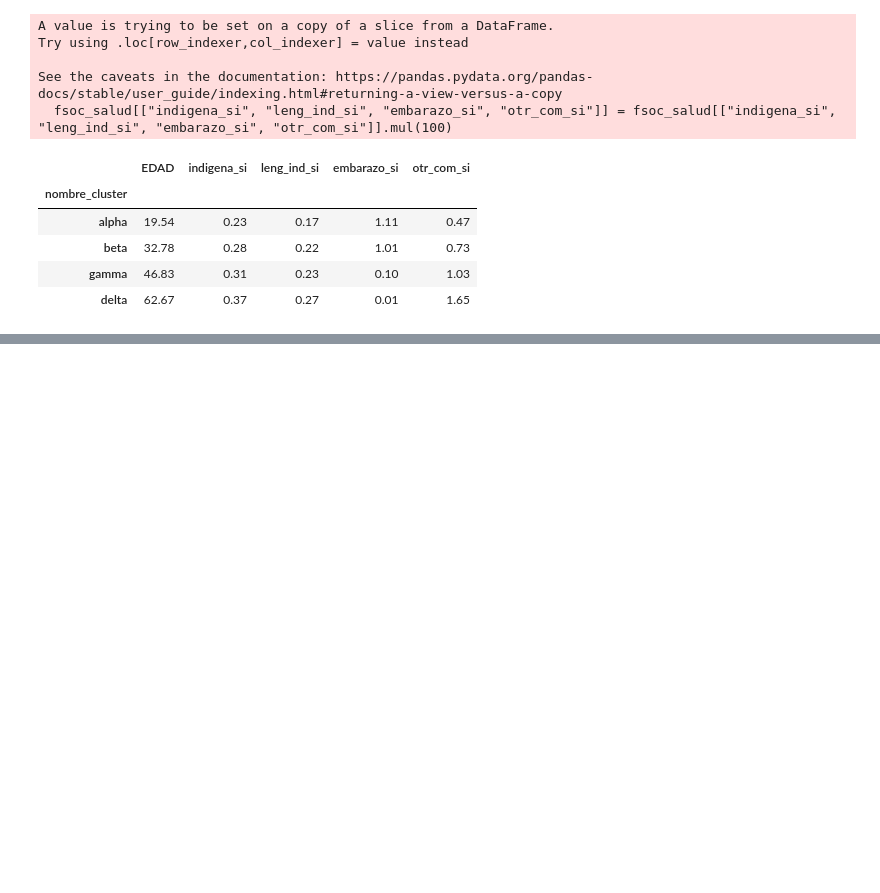
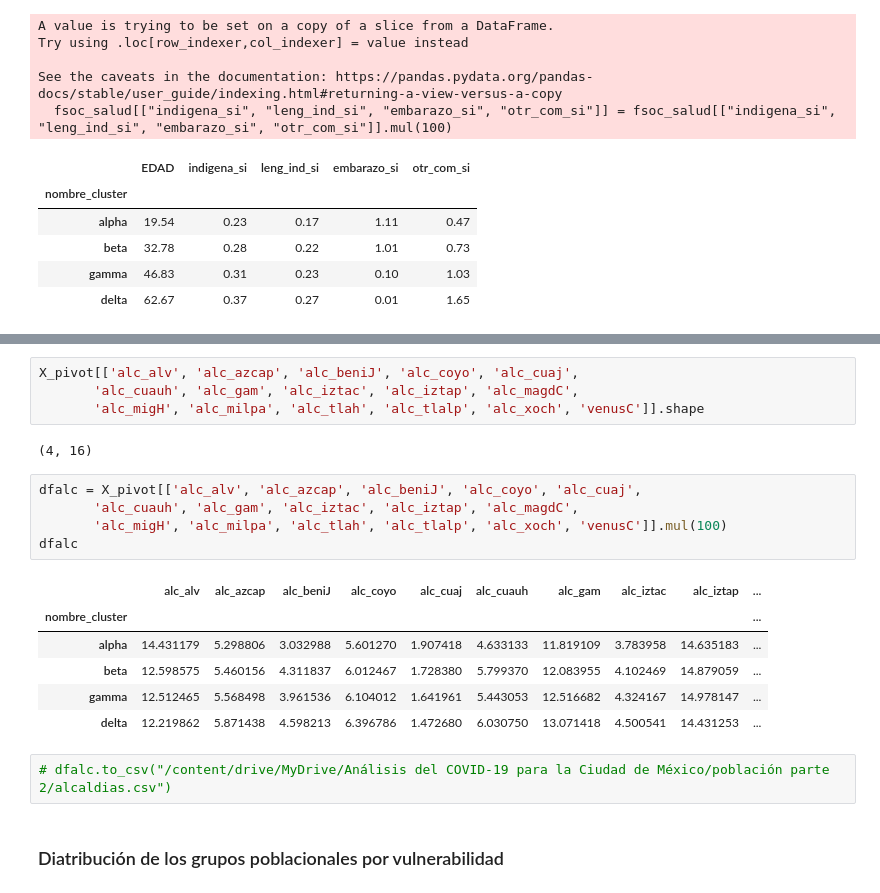
Before and after one commit to MauricioTellezNava/viropolitica_poblacionCDMX, a Jupyter notebook: AnálisisX2.ipynb, the cells around one changed output, grey strips where cells are left out. Saved outputs shown, nothing was run; the diff lists cells and outputs as text; blank space fills up the shorter version.

```diff
--- a/AnálisisX2.ipynb
+++ b/AnálisisX2.ipynb
@@ -250,0 +269,22 @@ See the caveats in the documentation: https://pandas.pydata.org/pandas-docs/stab
+# %%
+X_pivot[['alc_alv', 'alc_azcap', 'alc_beniJ', 'alc_coyo', 'alc_cuaj',
+       'alc_cuauh', 'alc_gam', 'alc_iztac', 'alc_iztap', 'alc_magdC',
+       'alc_migH', 'alc_milpa', 'alc_tlah', 'alc_tlalp', 'alc_xoch', 'venusC']].shape
+# %% [output]
+(4, 16)
+# %%
+dfalc = X_pivot[['alc_alv', 'alc_azcap', 'alc_beniJ', 'alc_coyo', 'alc_cuaj',
+       'alc_cuauh', 'alc_gam', 'alc_iztac', 'alc_iztap', 'alc_magdC',
+       'alc_migH', 'alc_milpa', 'alc_tlah', 'alc_tlalp', 'alc_xoch', 'venusC']].mul(100)
+dfalc
+# %% [output]
+|  | alc_alv | alc_azcap | alc_beniJ | alc_coyo | alc_cuaj | alc_cuauh | alc_gam | alc_iztac | alc_iztap | ... |
+| nombre_cluster |  |  |  |  |  |  |  |  |  | ... |
+| alpha | 14.431179 | 5.298806 | 3.032988 | 5.601270 | 1.907418 | 4.633133 | 11.819109 | 3.783958 | 14.635183 | ... |
+| beta | 12.598575 | 5.460156 | 4.311837 | 6.012467 | 1.728380 | 5.799370 | 12.083955 | 4.102469 | 14.879059 | ... |
+| gamma | 12.512465 | 5.568498 | 3.961536 | 6.104012 | 1.641961 | 5.443053 | 12.516682 | 4.324167 | 14.978147 | ... |
+| delta | 12.219862 | 5.871438 | 4.598213 | 6.396786 | 1.472680 | 6.030750 | 13.071418 | 4.500541 | 14.431253 | ... |
+# %%
+# dfalc.to_csv("/content/drive/MyDrive/Análisis del COVID-19 para la Ciudad de México/población parte 2/alcaldias.csv")
+# %% [markdown]
+### Diatribución de los grupos poblacionales por vulnerabilidad
```
Also changed, not shown: parts of 6 cells of this notebook.
